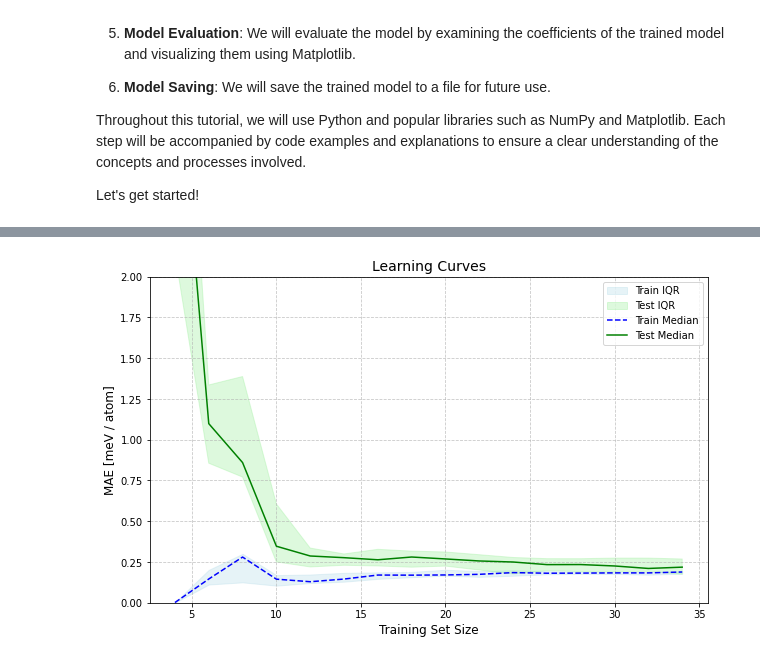
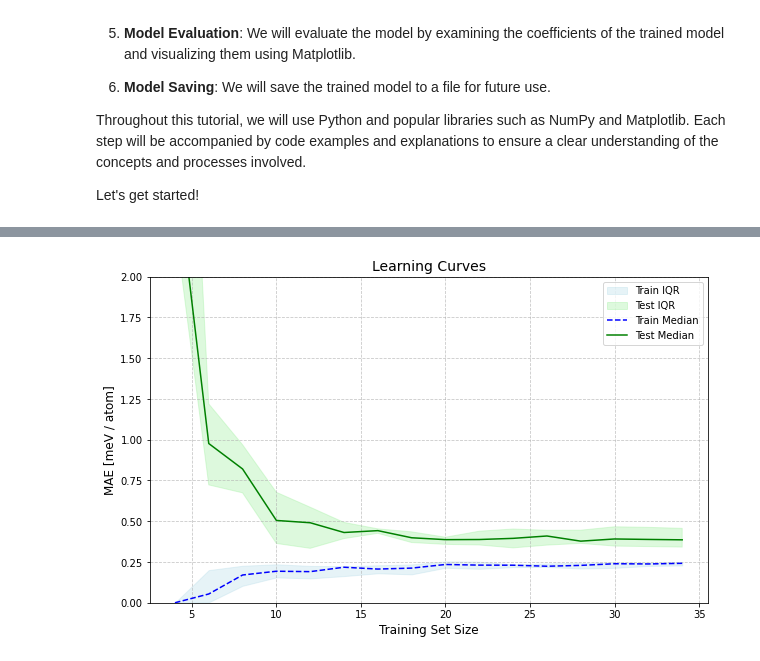
Before and after one commit to farrisric/npl, a Jupyter notebook: examples/train_TOP.ipynb, the cells around one changed output, grey strips where cells are left out. Cells and saved outputs as stored; diff of their text form; code cells hidden in the pictures.

```diff
--- a/examples/train_TOP.ipynb
+++ b/examples/train_TOP.ipynb
@@ -63,18 +63,18 @@ Root Mean Square error 2.2639 meV/atom
 # %%
 from npl.utils.utils import plot_learning_curves
 
+n_atoms = p.get_n_atoms()
 X = [p.get_feature_vector('TFC') for p in training_set]
-y = [p.get_energy('EMT') for p in training_set]
-n_atoms = p.get_n_atoms()
+y = [p.get_energy('EMT')  / n_atoms * 1000 for p in training_set]
 
 plot_learning_curves(X, y, n_atoms,
                      calculator.ridge,
                      n_splits = 10,
                      train_sizes = range(4,int(len(X)*0.9),2),
                      y_lim=(0,2),
                      filename='/home/riccardo/bin/repos/NPlib/docs/images/learning_curve.png')
 # %% [output]
-[figure, old version]
+[figure, new version]
 # %%
 import numpy as np
 import matplotlib.pyplot as plt
```
Also changed, not shown: parts of 2 cells of this notebook, 7 other files.
